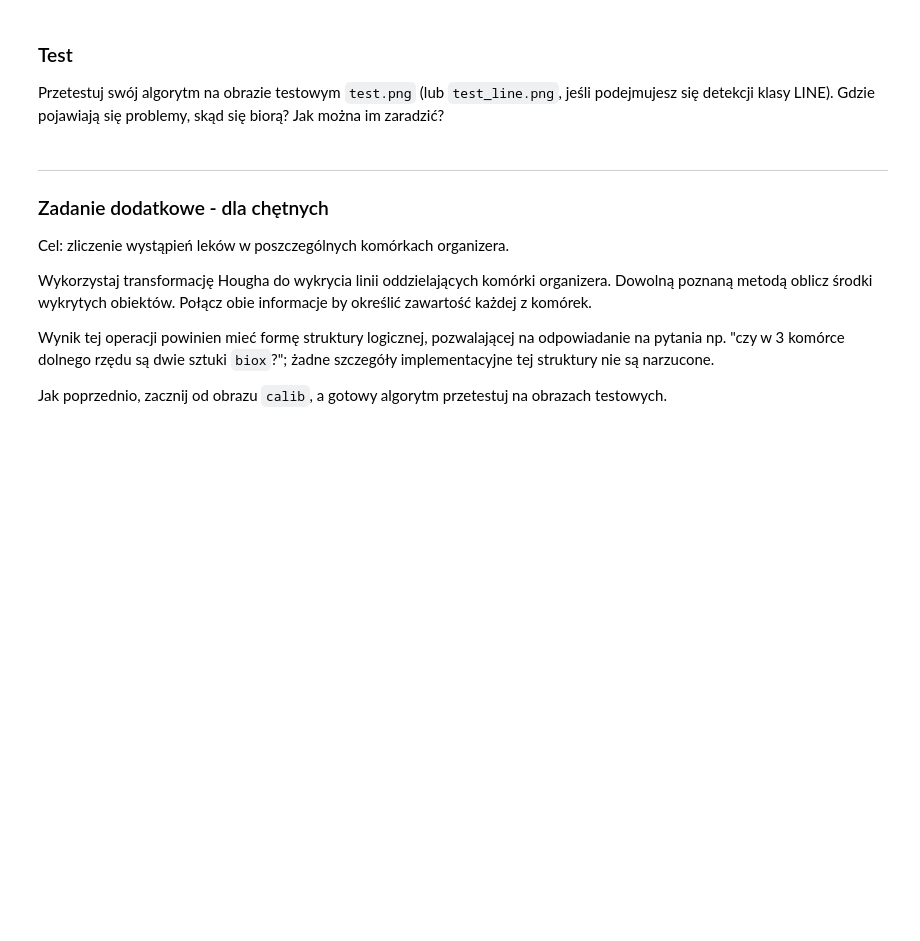
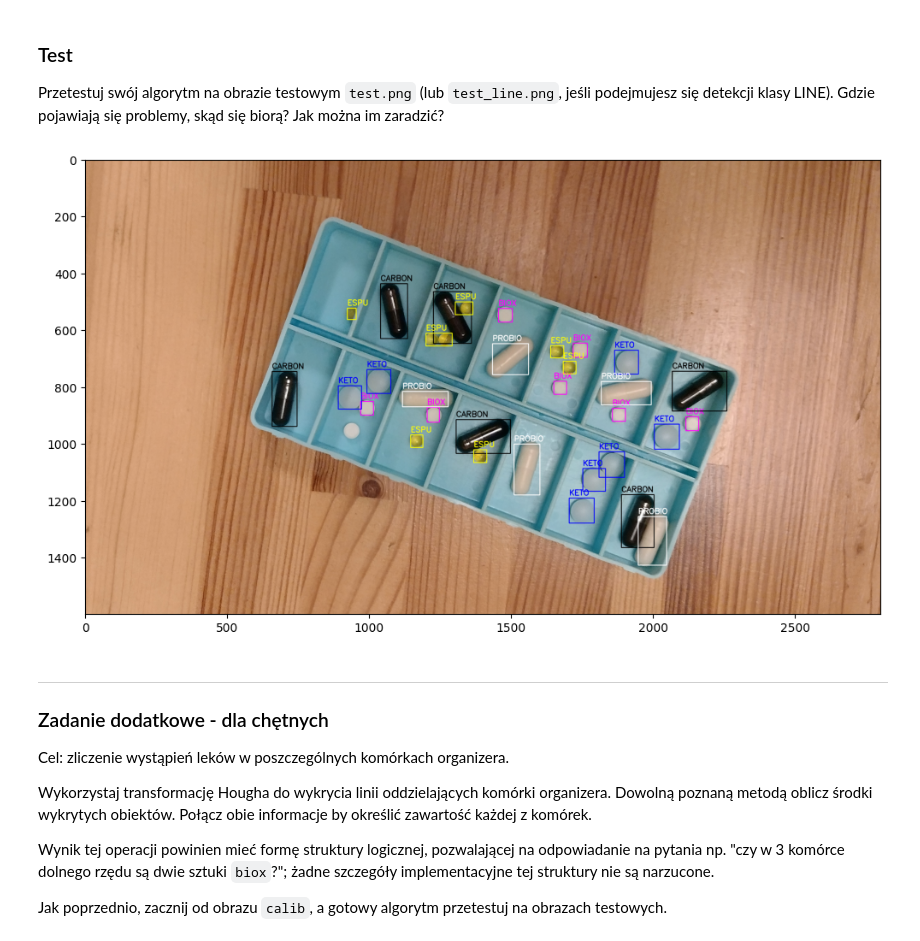
Before and after one commit to StaszekM/apow, a Jupyter notebook: Laboratorium 5/Lab5_zadanie.ipynb, the cells around one changed output. Saved outputs shown, nothing was run; the diff lists cells and outputs as text; code cells hidden in the pictures; blank space fills up the shorter version.

Commit message:
Add detection display

```diff
--- a/Laboratorium 5/Lab5_zadanie.ipynb
+++ b/Laboratorium 5/Lab5_zadanie.ipynb
@@ -59,20 +149,27 @@ def detect_objects(image: np.ndarray, **kwargs) -> List[Pill]:
 # %%
-COLORMAP = {
-    # RGB colorspace
-    PillType.PROBIO: (255, 255, 255),
-    PillType.CARBON: (0, 0, 0),
-    PillType.KETO: (0, 0, 255),
-    PillType.ESPU: (255, 255, 0),
-    PillType.BIOX: (255, 0, 255),
-    PillType.LINE: (255, 0, 0),
-}
-
-
 def display_objects(image: np.ndarray, objects: List[Pill]) -> None:
     # TU BĘDZIE TWOJA IMPLEMENTACJA METODY WIZUALIZACJI
-    image = image.copy()
+    image = cv2.cvtColor(image.copy(), cv2.COLOR_BGR2RGB)
+    for obj in objects:
+        color = COLORMAP[obj.type]
+        cv2.rectangle(
+            image,
+            (obj.bbox.x, obj.bbox.y),
+            (obj.bbox.x + obj.bbox.w, obj.bbox.y + obj.bbox.h),
+            color,
+            2,
+        )
+        cv2.putText(
+            image,
+            f"{obj.type.name}",
+            (obj.bbox.x, obj.bbox.y - 10),
+            cv2.FONT_HERSHEY_SIMPLEX,
+            0.9,
+            color,
+            2,
+        )
     # ...
-    plt.imshow(image)
+    plt.subplots(1, 1, figsize=(12, 8))[1].imshow(image)
 # %%
 found = detect_objects(calib)
 display_objects(calib, found)
@@ -84,6 +181,12 @@ NotImplementedError:
 Przetestuj swój algorytm na obrazie testowym `test.png` (lub `test_line.png`, jeśli podejmujesz się detekcji klasy LINE).
 Gdzie pojawiają się problemy, skąd się biorą?
 Jak można im zaradzić?
+# %%
+test = cv2.imread("test.png")
+found = detect_objects(test)
+display_objects(test, found)
+# %% [output]
+[figure, added]
 # %% [markdown]
 ---
 
```
Also changed, not shown: parts of 6 cells of this notebook, 4 other files.
